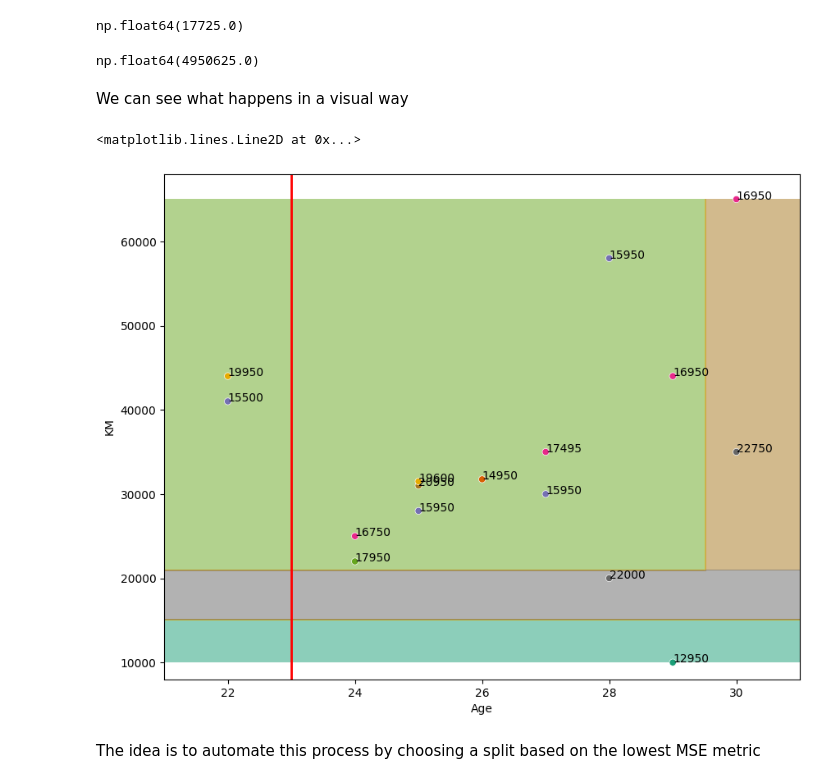
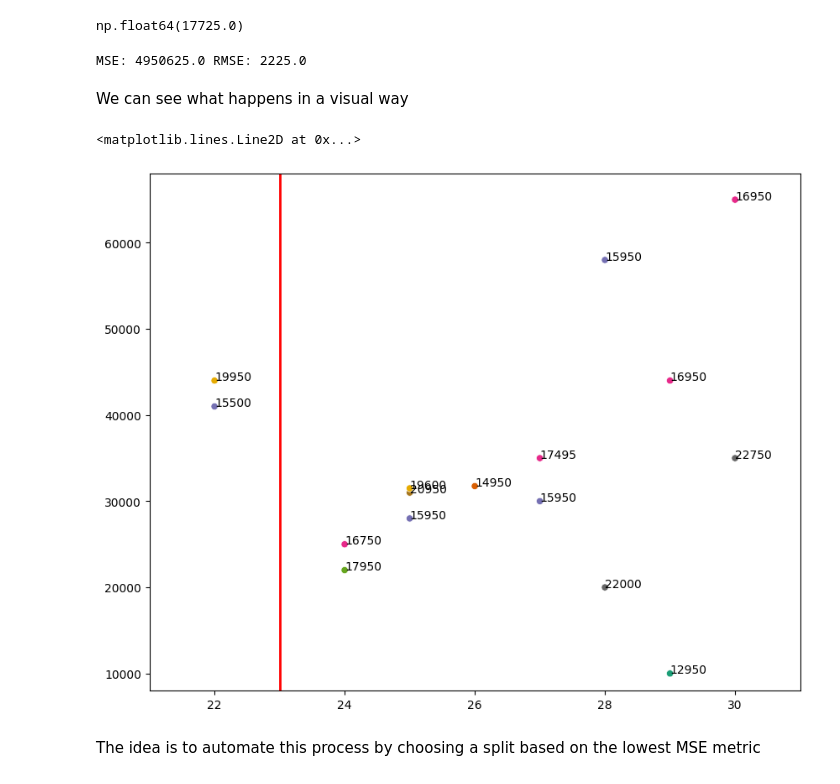
Before and after one commit to Zuyd-ADSAI/ZM001-2425-data-science, a Jupyter notebook: notebooks/ds_week7_supervised_learning.ipynb, the cells around one changed output. Cells and saved outputs as stored; diff of their text form; code cells hidden in the pictures.

```diff
--- a/notebooks/ds_week7_supervised_learning.ipynb
+++ b/notebooks/ds_week7_supervised_learning.ipynb
@@ -45,3 +13,0 @@ We want to find the probability $p(C = \text{red} \;|\; x)$
-# %%
-# look at 2-nearest neighbours
-k=2
@@ -108,3 +13,0 @@ array([[2, 6],
-# %%
-i = abs_diff.argsort(axis=0)
-i
@@ -194,3 +39,0 @@ array([ 0.38054695, -0.8085813 ])
-# %%
-y_pred = knn_estimator(X, Y, X_test[None, 0], k=3)
-y_pred
@@ -201,16 +39,0 @@ array([[1.],
-# %%
-fig, axes = plt.subplots(2, 3, figsize=(15, 10), sharey=True, sharex=True)
-axes = axes.flatten()
-
-ks = [1, 3, 5, 7, 9, 50]
-for i, k in enumerate(ks):
-
-    guesses = knn_estimator(X, Y, X_test, k)
-    y_pred = guesses.argmax(axis=0)
-    acc = np.sum(y_pred == Y_test)/Y_test.shape[0]
-
-    sns.scatterplot(x=X_test[:, 0], y=X_test[:, 1], hue=y_pred, palette=['r', 'g', 'b'], ax=axes[i])
-    sns.kdeplot(x=X[:, 0], y=X[:, 1], levels=5, hue=Y, palette=['r', 'g', 'b'], fill=True, alpha=0.4, cut=1, ax=axes[i])
-    axes[i].set_title(f"{k=}, accuracy:{float(acc)}")
-
-plt.tight_layout()
@@ -381,33 +200,22 @@ y_m
 np.float64(17725.0)
 # %%
 MSE = np.sum((Y - y_m)**2 * split2)/np.sum(split2)
-MSE
+print(f"MSE: {MSE} RMSE: {np.sqrt(MSE)} ")
 # %% [output]
-np.float64(4950625.0)
+MSE: 4950625.0 RMSE: 2225.0
 # %% [markdown]
 We can see what happens in a visual way
 # %%
 fig, ax = plt.subplots(figsize=(10,8))
 ax.set_xlim((21, 31))
 ax.set_ylim((8000, 68000))
-DecisionBoundaryDisplay.from_estimator(
-    dt,
-    X,
-    xlabel='Age',
-    ylabel='KM',
-    ax=ax,
-    grid_resolution=300,
-    cmap='Dark2',
-    alpha=0.5,
-    figsize=(10,5)
-)
 sns.scatterplot(x=X[:, 0], y=X[:, 1], c=Y, cmap='Dark2', ax=ax)
 for i in range(X.shape[0]):
     ax.annotate(Y[i], (X[i, 0], X[i, 1]))
 ax.axvline(x=23, c='r', linewidth=2.0)
 # %% [output]
 <matplotlib.lines.Line2D at 0x...>
-[figure, old version]
+[figure, new version]
 # %% [markdown]
 The idea is to automate this process by choosing a split based on the lowest MSE metric
 # %%
```
Also changed, not shown: parts of 36 cells of this notebook, 1 other file.
